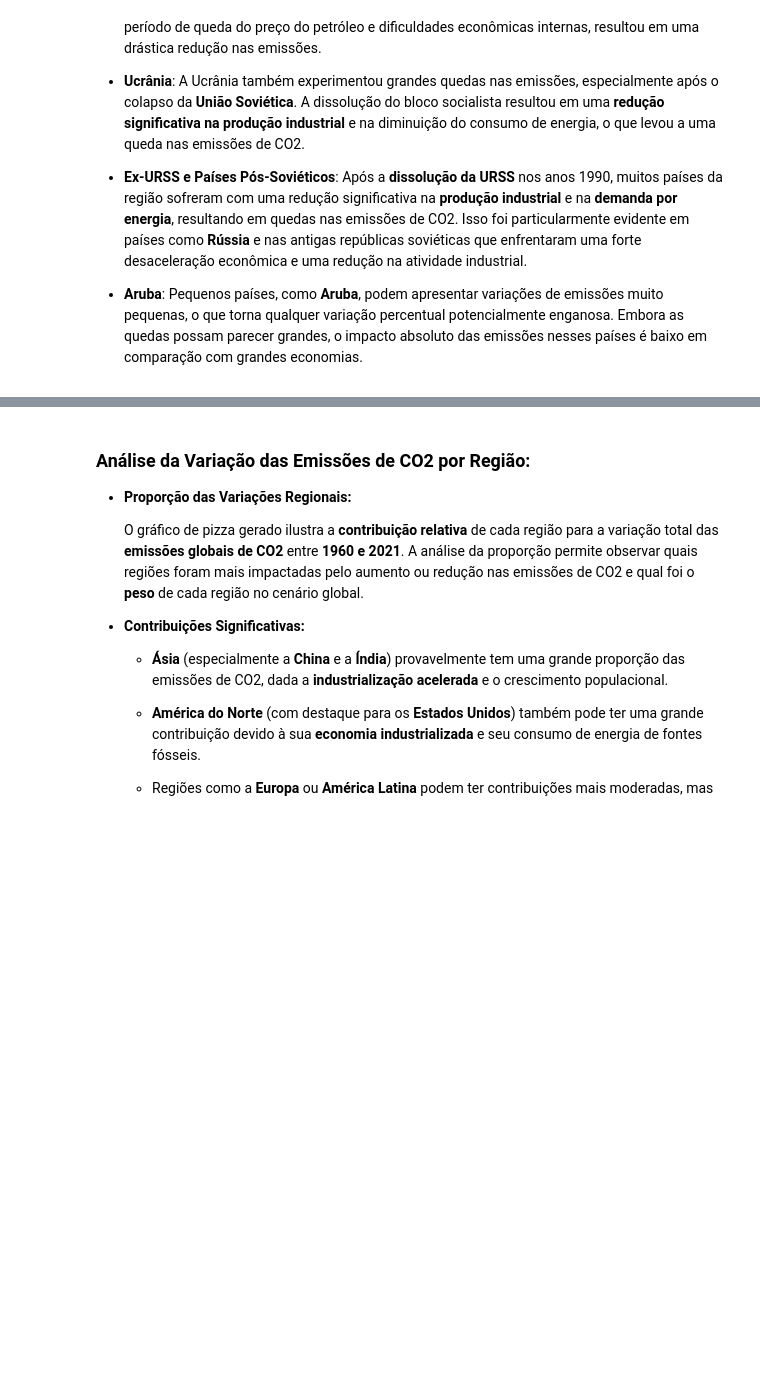
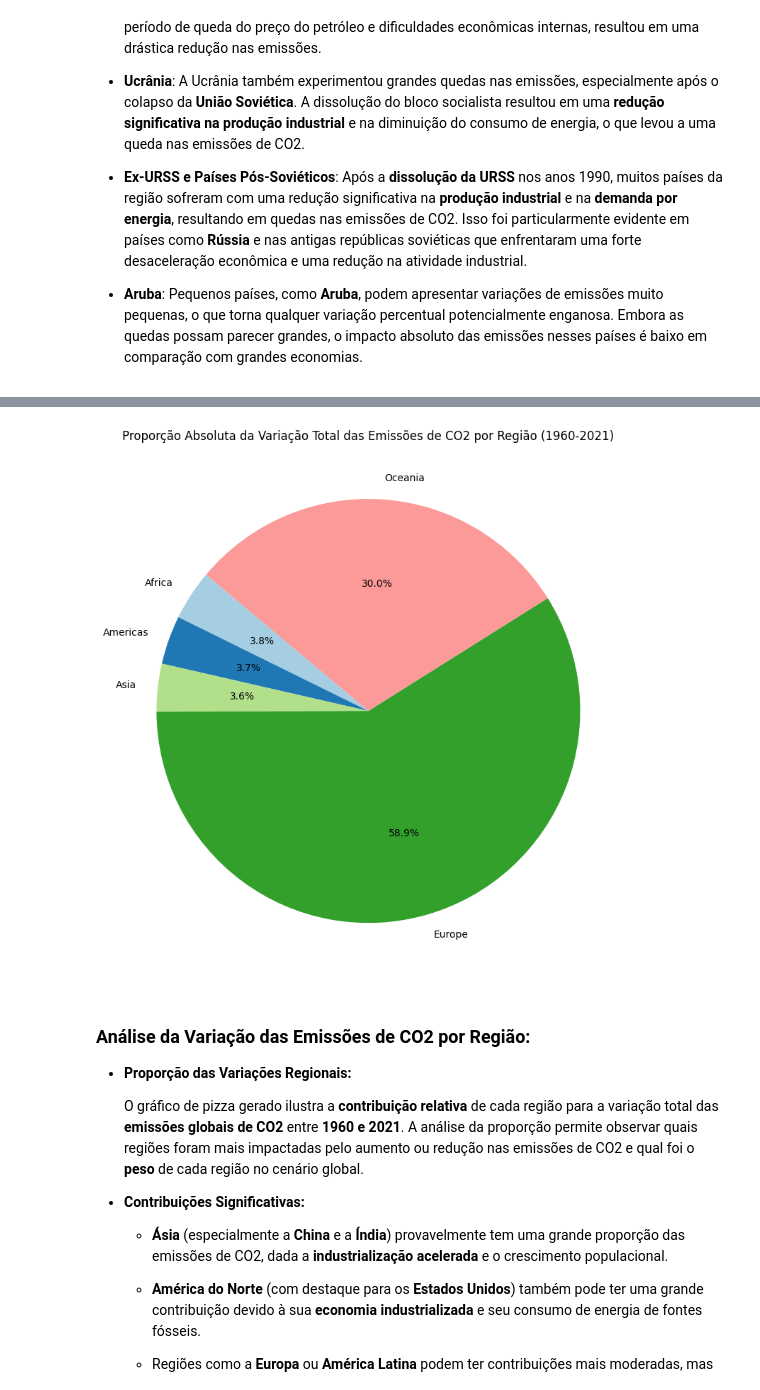
Before and after one commit to Rodrigo-Brasileiro/gsdatascience, a Jupyter notebook: carbon-footprint.ipynb, the cells around one changed output, grey strips where cells are left out. Cells and saved outputs as stored; diff of their text form; code cells hidden in the pictures; blank space fills up the shorter version.

```diff
--- a/carbon-footprint.ipynb
+++ b/carbon-footprint.ipynb
@@ -1631,30 +1642,19 @@ Além de identificar os **maiores aumentos e quedas nas emissões de CO2**, o ob
-# %%
-countries = pd.read_csv("countries_gdp_hist.csv", delimiter=";")
-
-# Merge dos dataframes
-co2 = co2_df.merge(countries[["country_code","region_name","income_group"]], on='country_code', how='left')
-
-
-# Calcular a variação total das emissões para cada país
-co2_variation_region= co2.groupby('region_name')['value'].agg(['first', 'last']).reset_index()
-co2_variation_region['variation'] = co2_variation_region['last'] - co2_variation_region['first']
-
-# Calcular a variação total global
-global_variation_region = co2_variation_region['variation'].sum()
-
-# Calcular a proporção da variação para cada país
-co2_variation_region['proportion'] = (co2_variation_region['variation'] / global_variation_region) * 100
-
-# Criar o treemap
-fig_pizza = px.pie(
-    co2_variation_region,
-    names='region_name',
-    values='variation',
-    title='Proporção da Variação Total das Emissões de CO2 por Região (1960-2021)',
-
-)
-
-fig_pizza.show()
+# %%
+# Usar valores absolutos para evitar negativos
+plt.figure(figsize=(10, 8))
+plt.pie(
+    co2_variation_region['variation'].abs(),  # Valores absolutos
+    labels=co2_variation_region['region_name'],
+    autopct='%1.1f%%',  # Formato percentual
+    startangle=140,  # Ângulo inicial para melhor visualização
+    colors=plt.cm.Paired.colors  # Paleta de cores
+)
+
+plt.title('Proporção Absoluta da Variação Total das Emissões de CO2 por Região (1960-2021)')
+plt.tight_layout()
+plt.show()
+# %% [output]
+[figure, added]
 # %% [markdown]
 ### Análise da Variação das Emissões de CO2 por Região:
 
```
Also changed, not shown: parts of 3 cells of this notebook, 1 other file.
